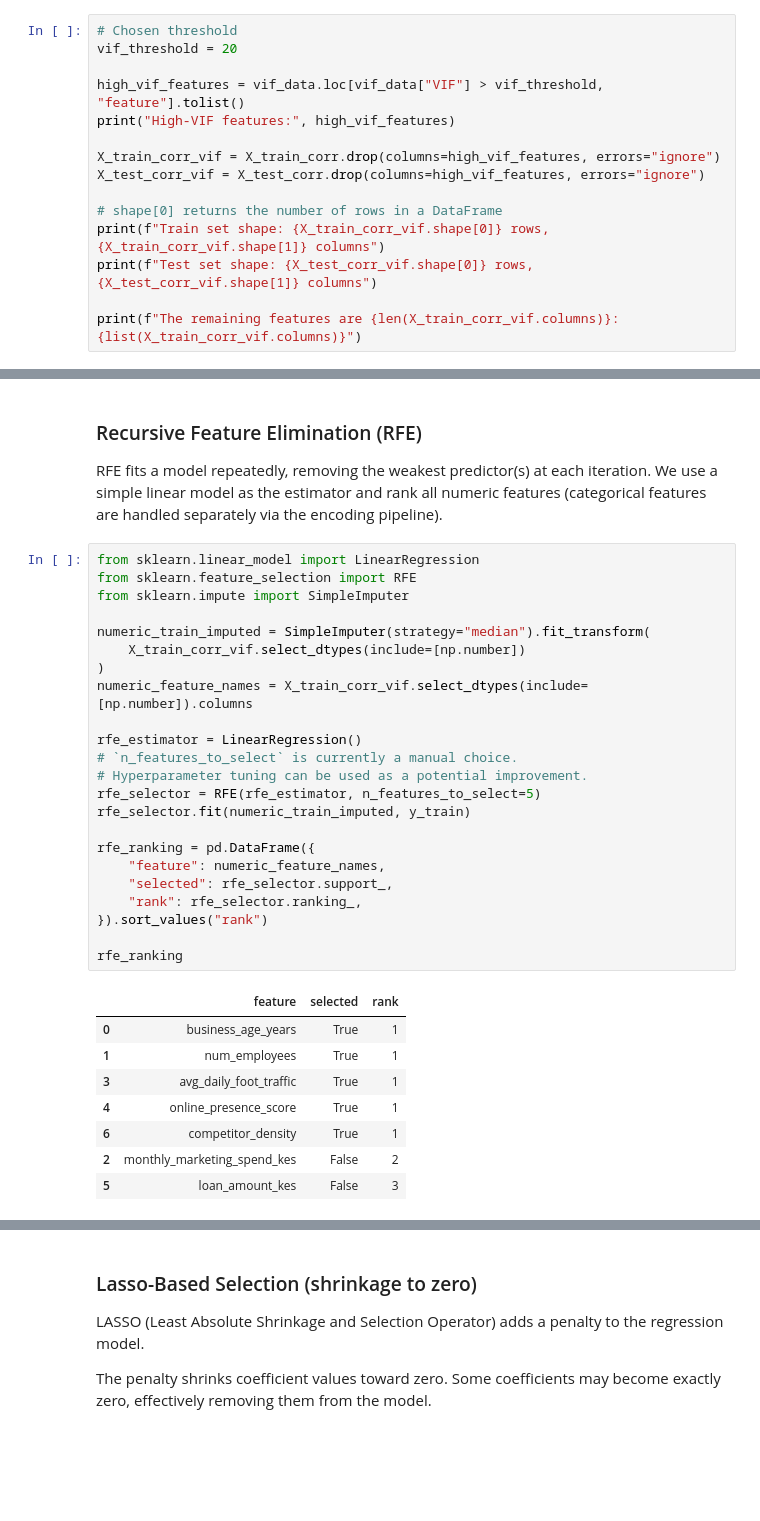
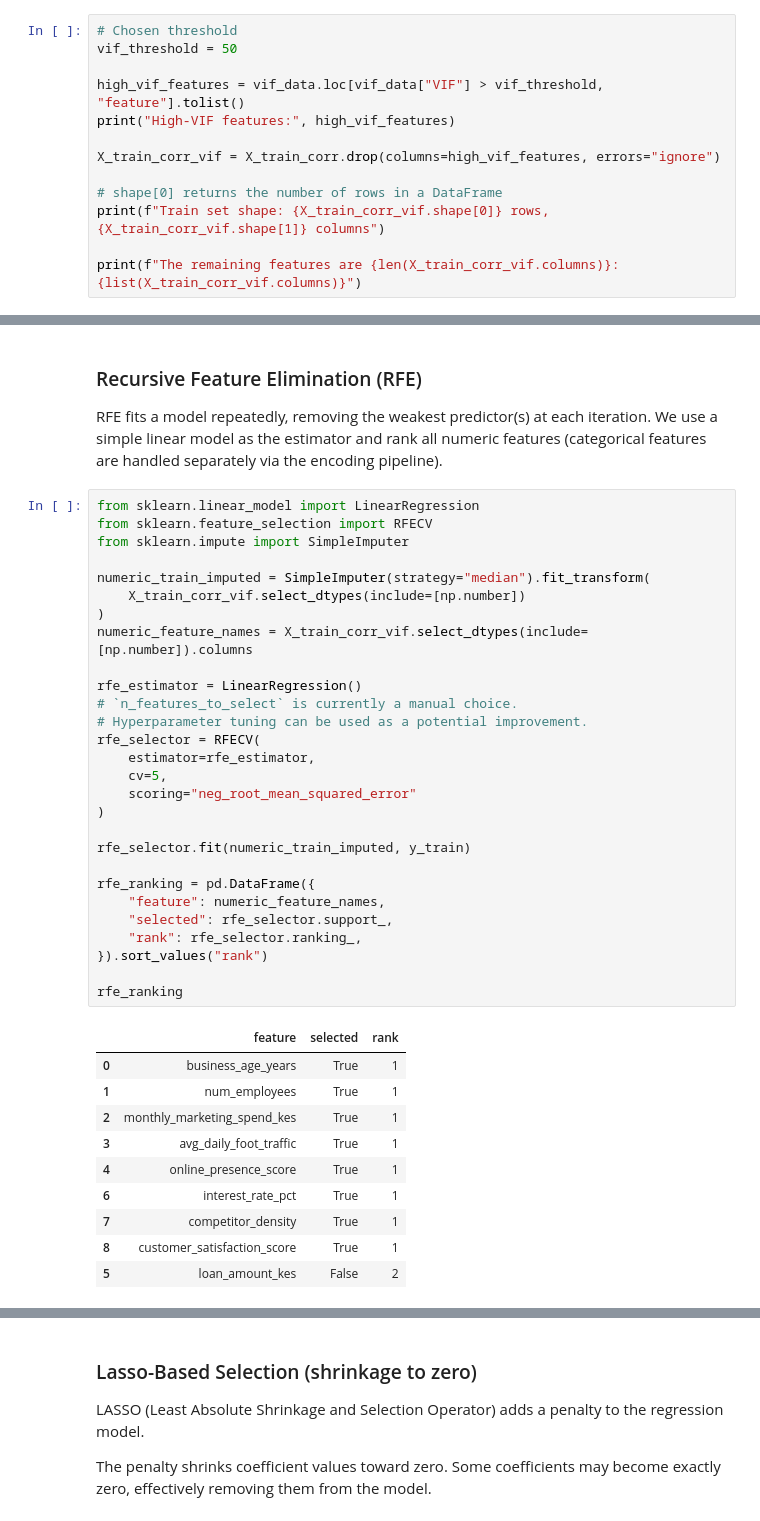
Before and after one commit to course-files/RegressionAndClassification, a Jupyter notebook: 1_regression.ipynb, the cells around one changed output, grey strips where cells are left out. Drawn from its saved outputs; the diff is of its cells as text; blank space fills up the shorter version.

```diff
--- a/1_regression.ipynb
+++ b/1_regression.ipynb
@@ -724,17 +724,15 @@ vif_data.sort_values("VIF", ascending=False).round(2)
 | 5 | loan_amount_kes | 1.52 |
 # %%
 # Chosen threshold
-vif_threshold = 20
+vif_threshold = 50
 
 high_vif_features = vif_data.loc[vif_data["VIF"] > vif_threshold, "feature"].tolist()
 print("High-VIF features:", high_vif_features)
 
 X_train_corr_vif = X_train_corr.drop(columns=high_vif_features, errors="ignore")
-X_test_corr_vif = X_test_corr.drop(columns=high_vif_features, errors="ignore")
 
 # shape[0] returns the number of rows in a DataFrame
 print(f"Train set shape: {X_train_corr_vif.shape[0]} rows, {X_train_corr_vif.shape[1]} columns")
-print(f"Test set shape: {X_test_corr_vif.shape[0]} rows, {X_test_corr_vif.shape[1]} columns")
 
 print(f"The remaining features are {len(X_train_corr_vif.columns)}: {list(X_train_corr_vif.columns)}")
 # %% [output]
@@ -776,36 +775,43 @@ iteration. We use a simple linear model as the estimator and rank all numeric
 features (categorical features are handled separately via the encoding pipeline).
 # %%
 from sklearn.linear_model import LinearRegression
-from sklearn.feature_selection import RFE
+from sklearn.feature_selection import RFECV
 from sklearn.impute import SimpleImputer
 
 numeric_train_imputed = SimpleImputer(strategy="median").fit_transform(
     X_train_corr_vif.select_dtypes(include=[np.number])
 )
 numeric_feature_names = X_train_corr_vif.select_dtypes(include=[np.number]).columns
 
 rfe_estimator = LinearRegression()
 # `n_features_to_select` is currently a manual choice.
 # Hyperparameter tuning can be used as a potential improvement.
-rfe_selector = RFE(rfe_estimator, n_features_to_select=5)
+rfe_selector = RFECV(
+    estimator=rfe_estimator,
+    cv=5,
+    scoring="neg_root_mean_squared_error"
+)
+
 rfe_selector.fit(numeric_train_imputed, y_train)
 
 rfe_ranking = pd.DataFrame({
     "feature": numeric_feature_names,
     "selected": rfe_selector.support_,
     "rank": rfe_selector.ranking_,
 }).sort_values("rank")
 
 rfe_ranking
 # %% [output]
 |  | feature | selected | rank |
 | 0 | business_age_years | True | 1 |
 | 1 | num_employees | True | 1 |
+| 2 | monthly_marketing_spend_kes | True | 1 |
 | 3 | avg_daily_foot_traffic | True | 1 |
 | 4 | online_presence_score | True | 1 |
-| 6 | competitor_density | True | 1 |
-| 2 | monthly_marketing_spend_kes | False | 2 |
-| 5 | loan_amount_kes | False | 3 |
+| 6 | interest_rate_pct | True | 1 |
+| 7 | competitor_density | True | 1 |
+| 8 | customer_satisfaction_score | True | 1 |
+| 5 | loan_amount_kes | False | 2 |
 # %%
 # Numeric columns selected by RFE
 selected_numeric_features = numeric_feature_names[rfe_selector.support_].tolist()
```
Also changed, not shown: parts of 29 cells of this notebook.
